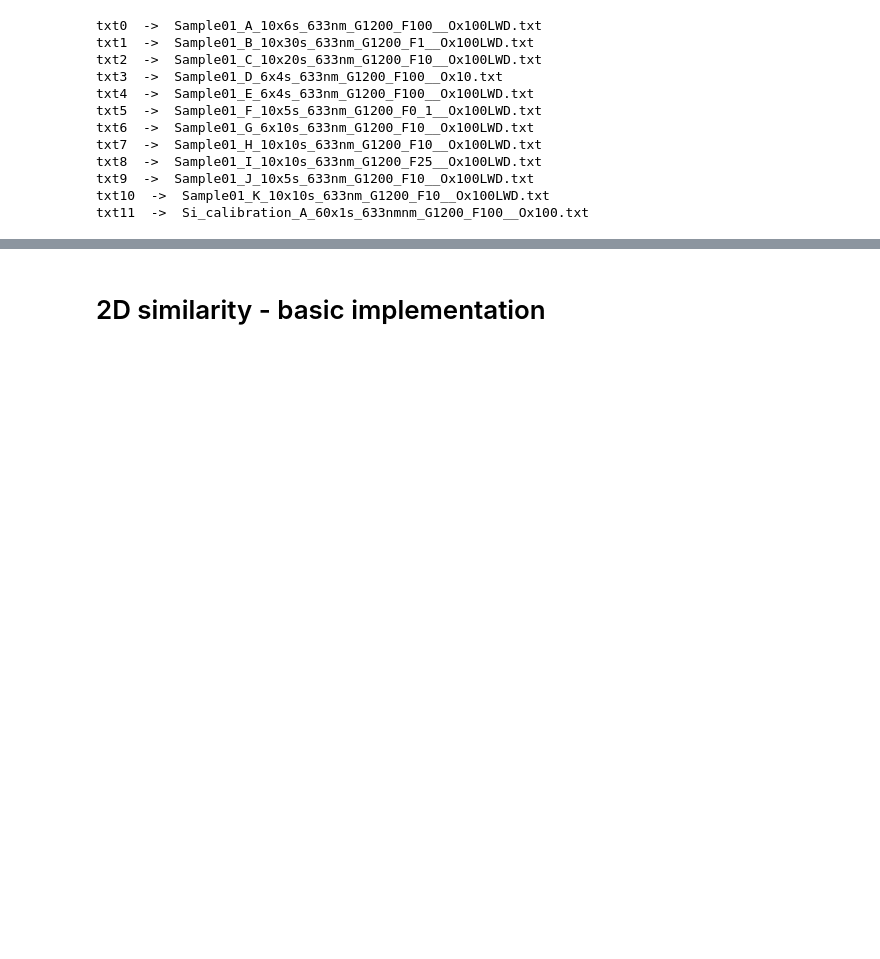
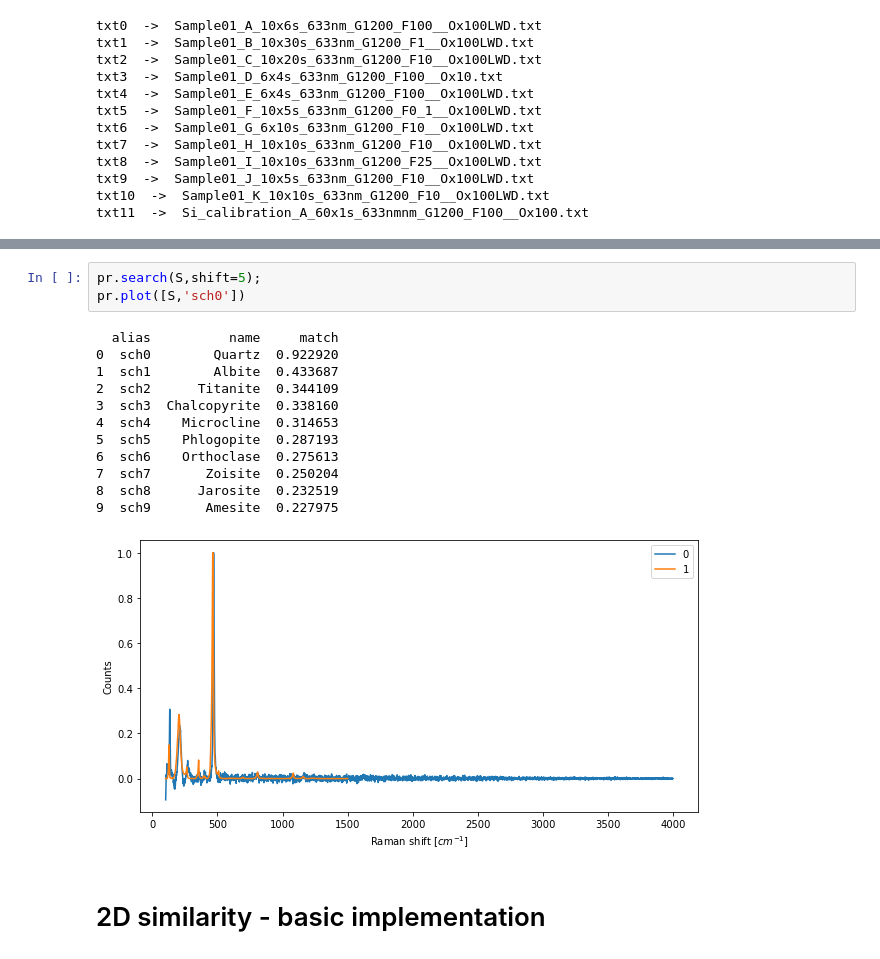
Before and after one commit to FabioBrugnara/pyram, a Jupyter notebook: ND_similarity.ipynb, the cells around one changed output, grey strips where cells are left out. Saved outputs shown, nothing was run; the diff lists cells and outputs as text; blank space fills up the shorter version.

```diff
--- a/ND_similarity.ipynb
+++ b/ND_similarity.ipynb
@@ -43,3 +49,19 @@ message =  Optimization terminated successfully.
+# %%
+pr.search(S,shift=5);
+pr.plot([S,'sch0'])
+# %% [output]
+  alias          name     match
+0  sch0        Quartz  0.922920
+1  sch1        Albite  0.433687
+2  sch2      Titanite  0.344109
+3  sch3  Chalcopyrite  0.338160
+4  sch4    Microcline  0.314653
+5  sch5    Phlogopite  0.287193
+6  sch6    Orthoclase  0.275613
+7  sch7       Zoisite  0.250204
+8  sch8      Jarosite  0.232519
+9  sch9       Amesite  0.227975
+[figure, added]
 # %% [markdown]
 # 2D similarity - basic implementation
 # %%
```
Also changed, not shown: parts of 23 cells of this notebook, 2 other files.
